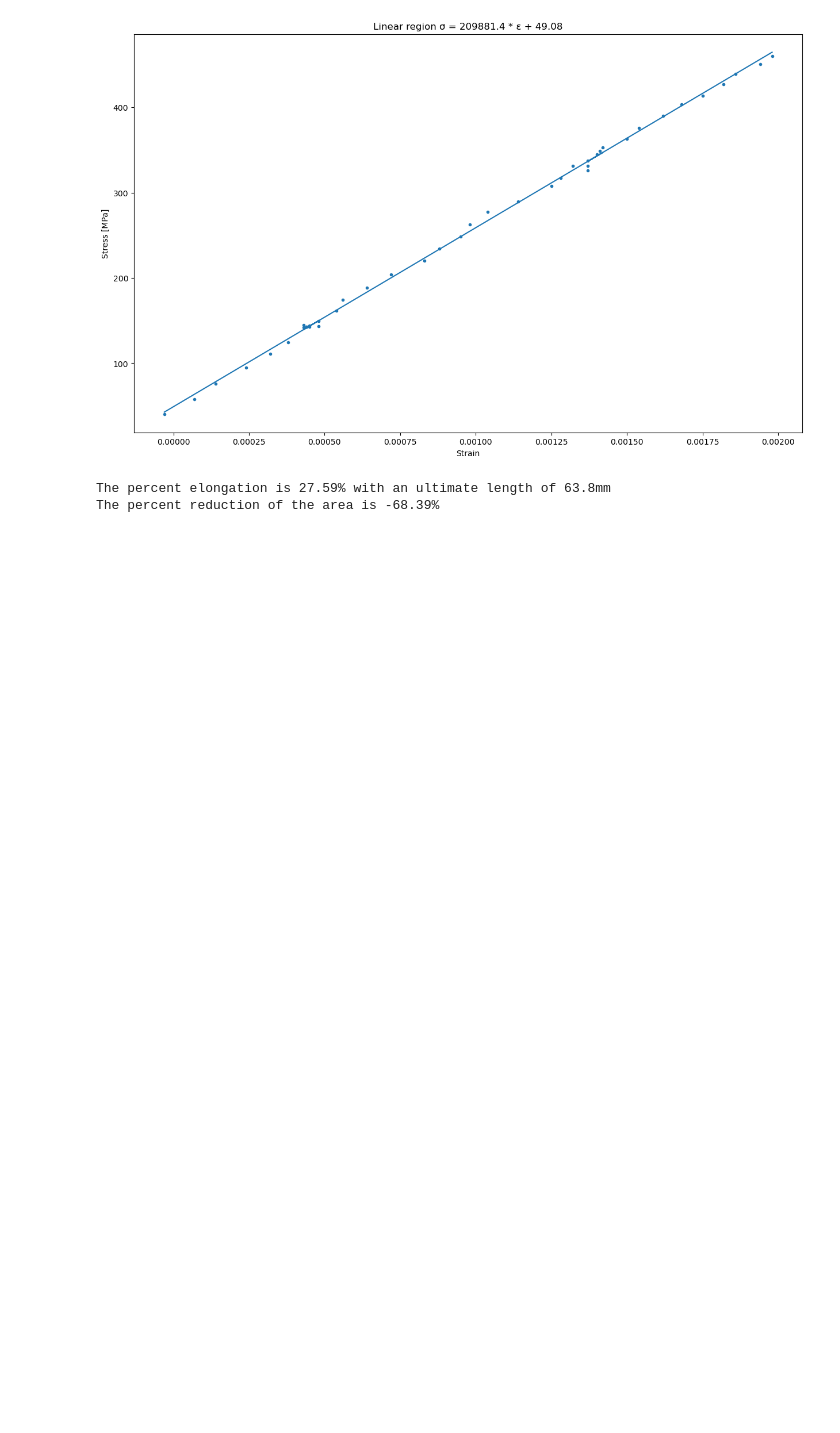
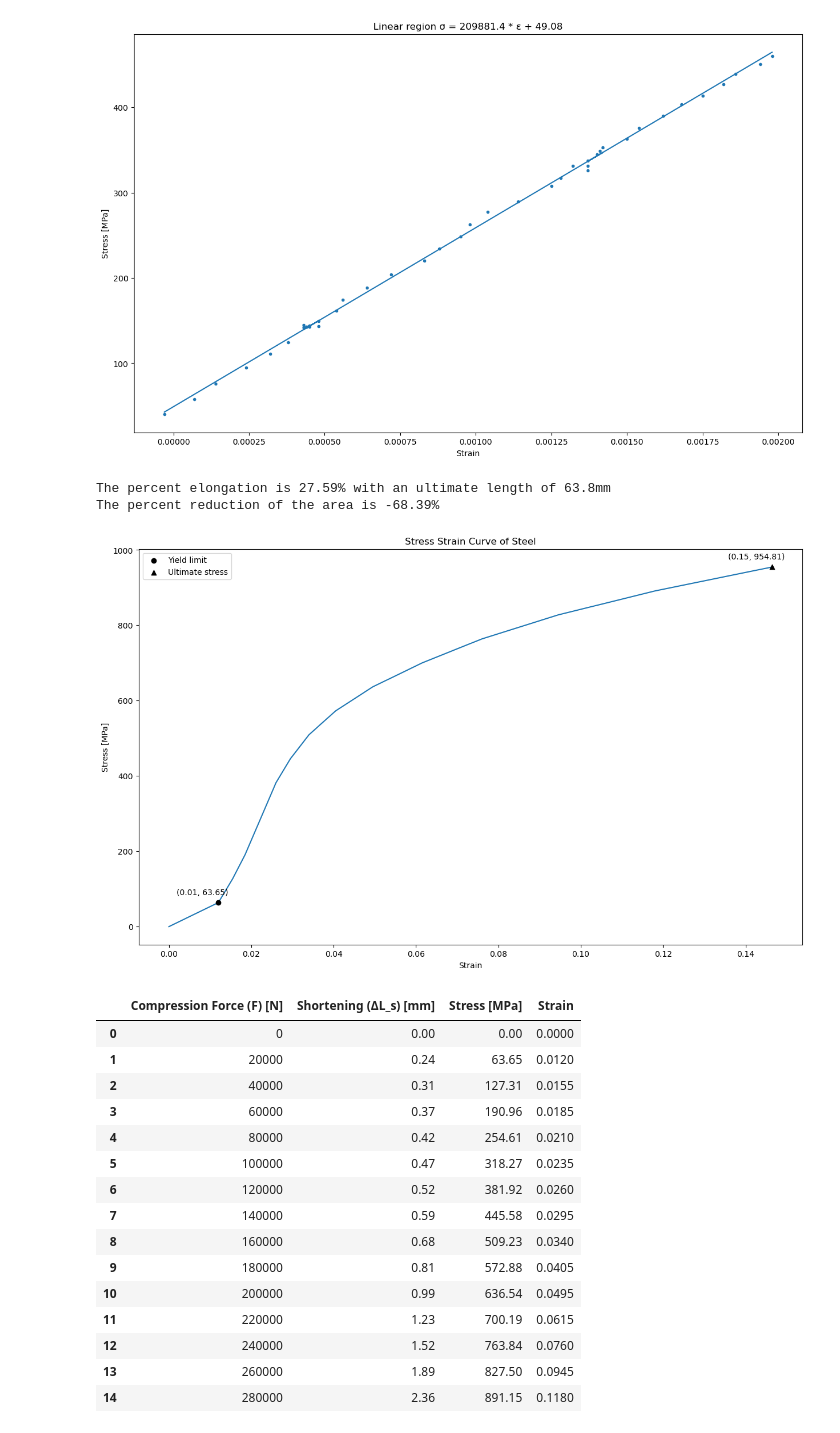
Before and after one commit to 2nio/stress-strain, a Jupyter notebook: graph.ipynb, the cells around one changed output. Drawn from its saved outputs; the diff is of its cells as text; code cells hidden in the pictures; blank space fills up the shorter version.

Commit message:
compression testing

```diff
--- a/graph.ipynb
+++ b/graph.ipynb
@@ -22,9 +22,9 @@ def calcStrain(deformations, length):
     return strains
 
 #Stress vs Strain
-def stressStrainCurve(area, length):
-    df['Stress [MPa]'] = calcStress(df['Load [ N ]'], area)
-    df['Strain'] = calcStrain(df['Deformation [ mm ]'], length)
+def stressStrainCurve(area, length, force, deltaL):
+    df['Stress [MPa]'] = calcStress(df[force], area)
+    df['Strain'] = calcStrain(df[deltaL], length)
     yieldLimit = 0
     for strain in df['Strain']:
         if not strain < 0.002:
@@ -50,10 +50,12 @@ def stressStrainCurve(area, length):
     #Fracture
     fractureStrain = df['Strain'].iloc[-1]
     fractureStress = df['Stress [MPa]'].iloc[-1]
-    plt.scatter(fractureStrain, fractureStress, color='black', marker='x', label=f'Fracture', zorder=2)
-    plt.annotate(f"({fractureStrain:.2f}, {fractureStress:.2f})",
-             (fractureStrain, fractureStress),
-             textcoords="offset points", xytext=(-20, 10), ha='center')
+
+    if not fractureStress == UTS_stress:
+        plt.scatter(fractureStrain, fractureStress, color='black', marker='x', label=f'Fracture', zorder=2)
+        plt.annotate(f"({fractureStrain:.2f}, {fractureStress:.2f})",
+                (fractureStrain, fractureStress),
+                textcoords="offset points", xytext=(-20, 10), ha='center')
     plt.xlabel('Strain')
     plt.ylabel('Stress [MPa]')
     plt.title('Stress Strain Curve of Steel')
@@ -62,8 +64,8 @@ def stressStrainCurve(area, length):
     return yieldLimit
 
 #Young's Modulus
-def youngsModulus(area, length):
-    yieldLimit = stressStrainCurve(area, length)
+def youngsModulus(area, length, force, deltaL):
+    yieldLimit = stressStrainCurve(area, length, force, deltaL)
     x = df['Strain'].head(yieldLimit)
     y = df['Stress [MPa]'].head(yieldLimit)
     slope, intercept, r, p, std_err = stats.linregress(x, y)
@@ -77,7 +79,7 @@ def youngsModulus(area, length):
     plt.ylabel('Stress [MPa]')
     plt.title('Linear region ' + 'σ = ' + str(round(slope, 2)) + ' * ε' + ' + ' + str(round(intercept, 2)))
     plt.show()
-youngsModulus(50.3, 50)
+youngsModulus(50.3, 50, 'Load [ N ]', 'Deformation [ mm ]')
 
 #Percent elongation
 def calcElongation(deformations, initLength):
@@ -94,3 +96,25 @@ print(f'The percent reduction of the area is {round(calcAreaReduction(15.9, 50.3
 [figure]
 The percent elongation is 27.59% with an ultimate length of 63.8mm
 The percent reduction of the area is -68.39%
+# %%
+df = pd.read_excel('./compression_testing.xlsx')
+stressStrainCurve(314.2, 20, 'Compression Force (F) [N]', 'Shortening (ΔL_s) [mm]')
+df.head(15)
+# %% [output]
+[figure, added]
+|  | Compression Force (F) [N] | Shortening (ΔL_s) [mm] | Stress [MPa] | Strain |
+| 0 | 0 | 0.00 | 0.00 | 0.0000 |
+| 1 | 20000 | 0.24 | 63.65 | 0.0120 |
+| 2 | 40000 | 0.31 | 127.31 | 0.0155 |
+| 3 | 60000 | 0.37 | 190.96 | 0.0185 |
+| 4 | 80000 | 0.42 | 254.61 | 0.0210 |
+| 5 | 100000 | 0.47 | 318.27 | 0.0235 |
+| 6 | 120000 | 0.52 | 381.92 | 0.0260 |
+| 7 | 140000 | 0.59 | 445.58 | 0.0295 |
+| 8 | 160000 | 0.68 | 509.23 | 0.0340 |
+| 9 | 180000 | 0.81 | 572.88 | 0.0405 |
+| 10 | 200000 | 0.99 | 636.54 | 0.0495 |
+| 11 | 220000 | 1.23 | 700.19 | 0.0615 |
+| 12 | 240000 | 1.52 | 763.84 | 0.0760 |
+| 13 | 260000 | 1.89 | 827.50 | 0.0945 |
+| 14 | 280000 | 2.36 | 891.15 | 0.1180 |
```
Also changed, not shown: 1 other file.
